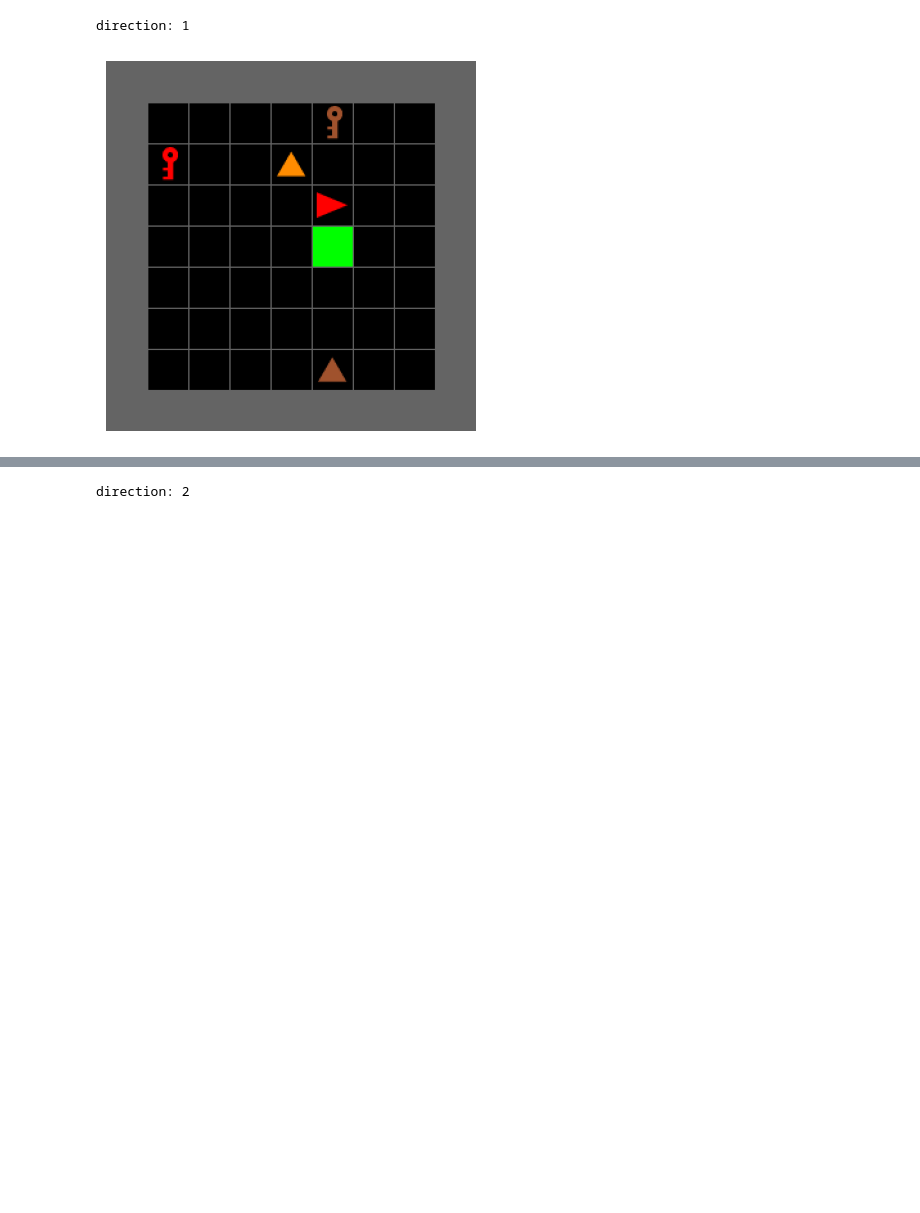
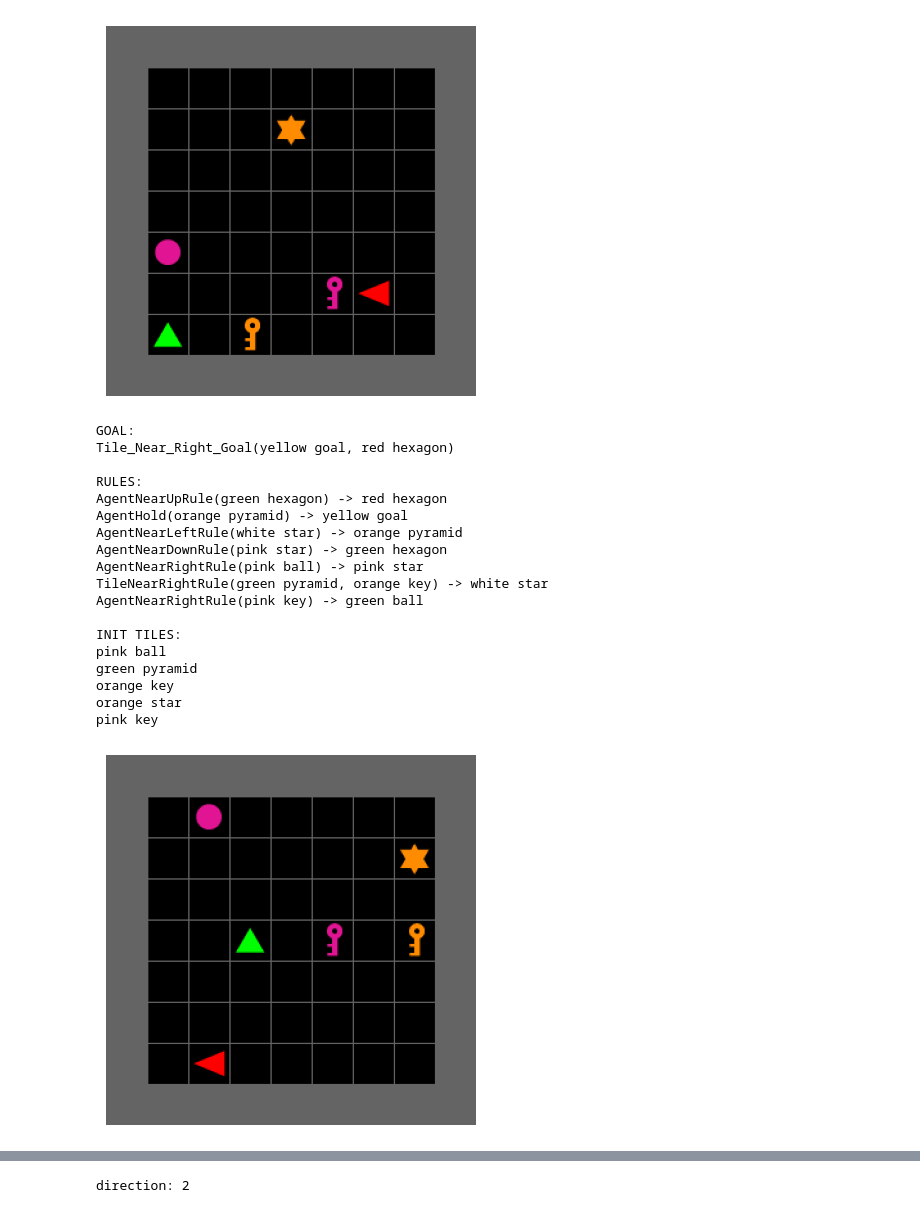
Before and after one commit to wcarvalho/nicewebrl-example-xland-LLM-assistant, a Jupyter notebook: xland-vis.ipynb, the cells around one changed output, grey strips where cells are left out. Saved outputs shown, nothing was run; the diff lists cells and outputs as text; code cells hidden in the pictures; blank space fills up the shorter version.

Commit message:
fixed example to have easy/hard versions and simplified usage of experiment classes

```diff
--- a/xland-vis.ipynb
+++ b/xland-vis.ipynb
@@ -28,43 +22,60 @@ Compiling multi-render function.
 # %%
 from xminigrid.experimental.img_obs import RGBImgObservationWrapper
 import jax
 import matplotlib.pyplot as plt
 import xminigrid
-
+from rendering import render
 
 def create_env_with_ruleset(ruleset_key):
   env, env_params = xminigrid.make("XLand-MiniGrid-R1-9x9")
-  benchmark = xminigrid.load_benchmark(name="trivial-1m")
+  benchmark = xminigrid.load_benchmark(name="high-1m")
   rule = benchmark.sample_ruleset(jax.random.key(ruleset_key))
   rule_text = describe_ruleset(rule)
 
   env_params = env_params.replace(
     ruleset=rule,
     max_steps=50,
     view_size=11,
   )
   env = RGBImgObservationWrapper(env)
   return env, benchmark, env_params, rule_text
 
 
 env, benchmark, env_params2, rule_text = create_env_with_ruleset(0)
-rng = jax.random.PRNGKey(0)
-example_timestep = env.reset(env_params2, rng)
-# print('position:',  example_timestep.state.agent.position)
-print("direction:", example_timestep.state.agent.direction)
-from rendering import render
+for idx in range(15):
+    rng = jax.random.PRNGKey(idx)
+    example_timestep = env.reset(env_params2, rng)
+    # print('position:',  example_timestep.state.agent.position)
 
-# render = jax.jit(render)
-with jax.disable_jit():
-  plt.imshow(render(example_timestep.state.grid, example_timestep.state.agent))
-plt.axis("off")
-plt.show()
+    # render = jax.jit(render)
+    with jax.disable_jit():
+      plt.imshow(render(example_timestep.state.grid, example_timestep.state.agent))
+    plt.axis("off")
+    plt.show()
 
 
-ruleset = env_params2.ruleset
-rule_text = describe_ruleset(ruleset)
-print(rule_text)
+    ruleset = env_params2.ruleset
+    rule_text = describe_ruleset(ruleset)
+    print(rule_text)
 # %% [output]
+[figure, new version]
-direction: 1
+GOAL:
+Tile_Near_Right_Goal(yellow goal, red hexagon)
+
+RULES:
+AgentNearUpRule(green hexagon) -> red hexagon
+AgentHold(orange pyramid) -> yellow goal
+AgentNearLeftRule(white star) -> orange pyramid
+AgentNearDownRule(pink star) -> green hexagon
+AgentNearRightRule(pink ball) -> pink star
+TileNearRightRule(green pyramid, orange key) -> white star
+AgentNearRightRule(pink key) -> green ball
+
+INIT TILES:
+pink ball
+green pyramid
+orange key
+orange star
+pink key
-[figure, old version]
+[figure, added]
 GOAL:
```
Also changed, not shown: parts of 2 cells of this notebook, 6 other files.
